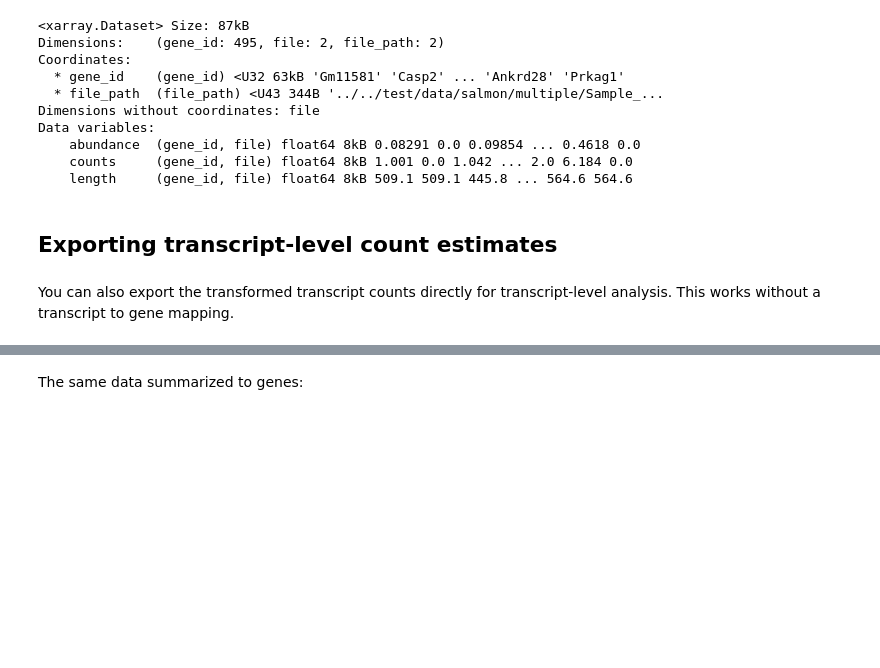
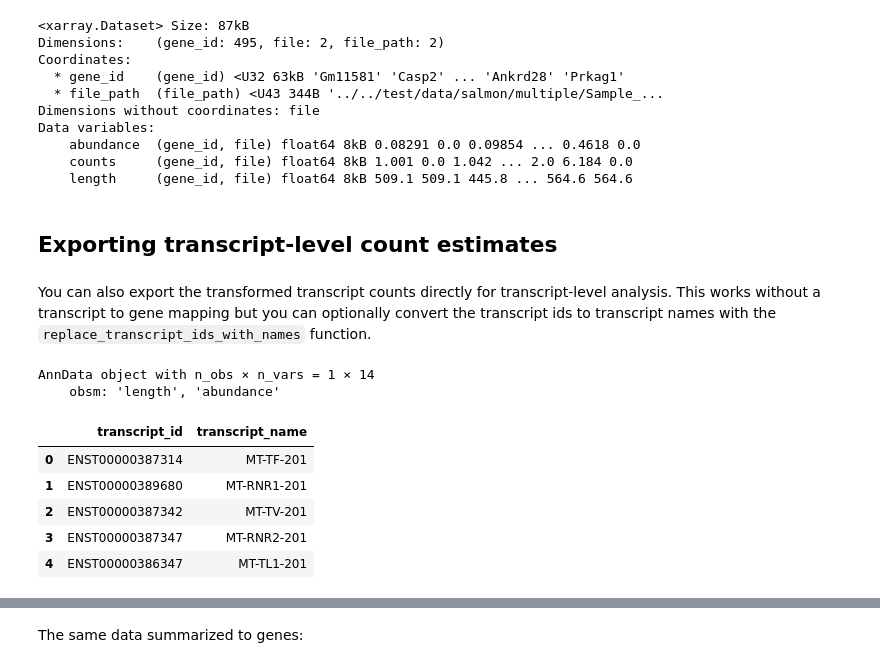
Before and after one commit to complextissue/pytximport, a Jupyter notebook: docs/source/example.ipynb, the cells around one changed output, grey strips where cells are left out. Cells and saved outputs as stored; diff of their text form; code cells hidden in the pictures; blank space fills up the shorter version.

```diff
--- a/docs/source/example.ipynb
+++ b/docs/source/example.ipynb
@@ -90,4 +90,15 @@ Data variables:
 # %% [markdown]
 ## Exporting transcript-level count estimates
 # %% [markdown]
-You can also export the transformed transcript counts directly for transcript-level analysis. This works without a transcript to gene mapping.
+You can also export the transformed transcript counts directly for transcript-level analysis. This works without a transcript to gene mapping but you can optionally convert the transcript ids to transcript names with the `replace_transcript_ids_with_names` function.
+# %%
+txi = tximport(
+    ["../../test/data/salmon/quant.sf"],
+    "salmon",
+    counts_from_abundance="length_scaled_tpm",
+    return_transcript_data=True,
+)
+txi
+# %% [output]
+AnnData object with n_obs × n_vars = 1 × 14
+    obsm: 'length', 'abundance'
@@ -94 +107,13 @@ You can also export the transformed transcript counts directly for transcript-le
+# %%
+dataset = Dataset(name="hsapiens_gene_ensembl", host="http://www.ensembl.org")
+transcript_name_mapping_human = dataset.query(attributes=["ensembl_transcript_id", "external_transcript_name"])
+transcript_name_mapping_human.columns = ["transcript_id", "transcript_name"]
+transcript_name_mapping_human.head(5)
+# %% [output]
+|  | transcript_id | transcript_name |
+| 0 | ENST00000387314 | MT-TF-201 |
+| 1 | ENST00000389680 | MT-RNR1-201 |
+| 2 | ENST00000387342 | MT-TV-201 |
+| 3 | ENST00000387347 | MT-RNR2-201 |
+| 4 | ENST00000386347 | MT-TL1-201 |
 # %%
```
Also changed, not shown: parts of 5 cells of this notebook, 11 other files.
